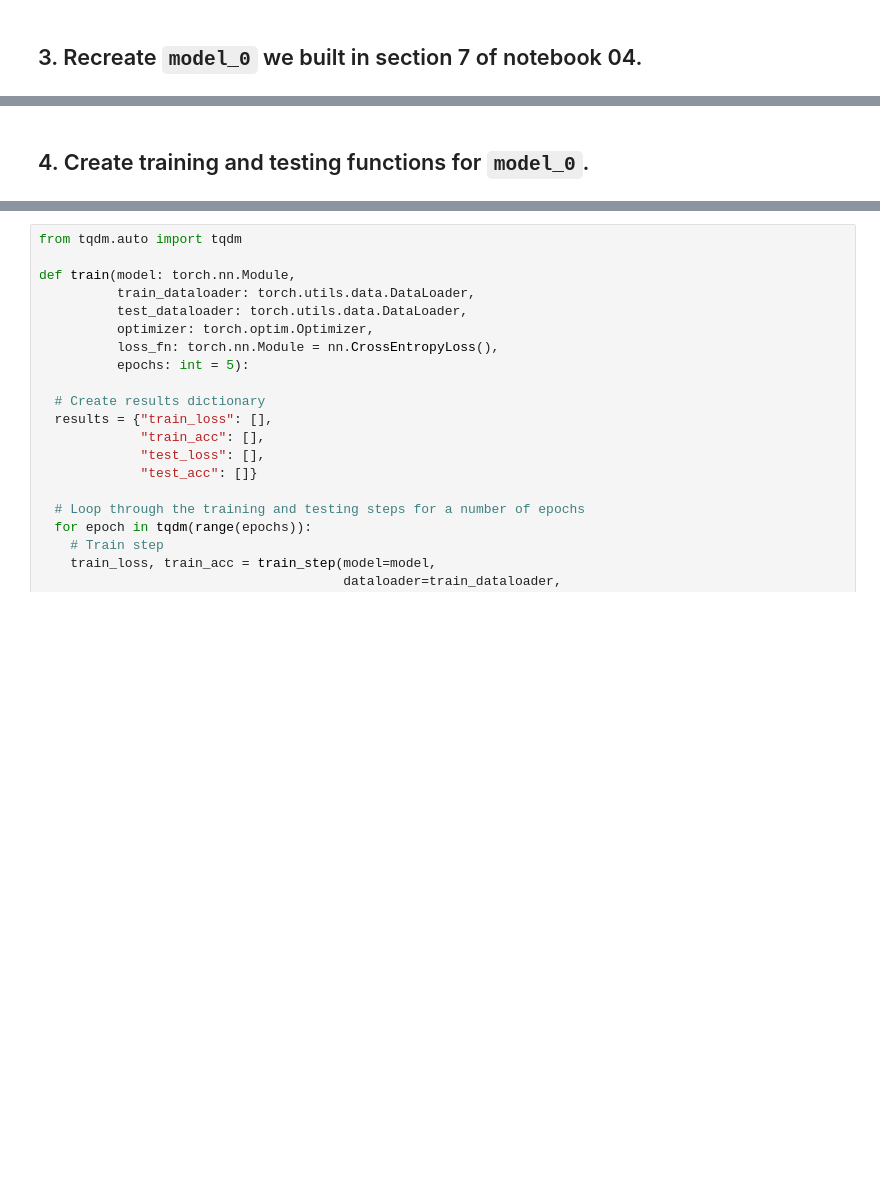
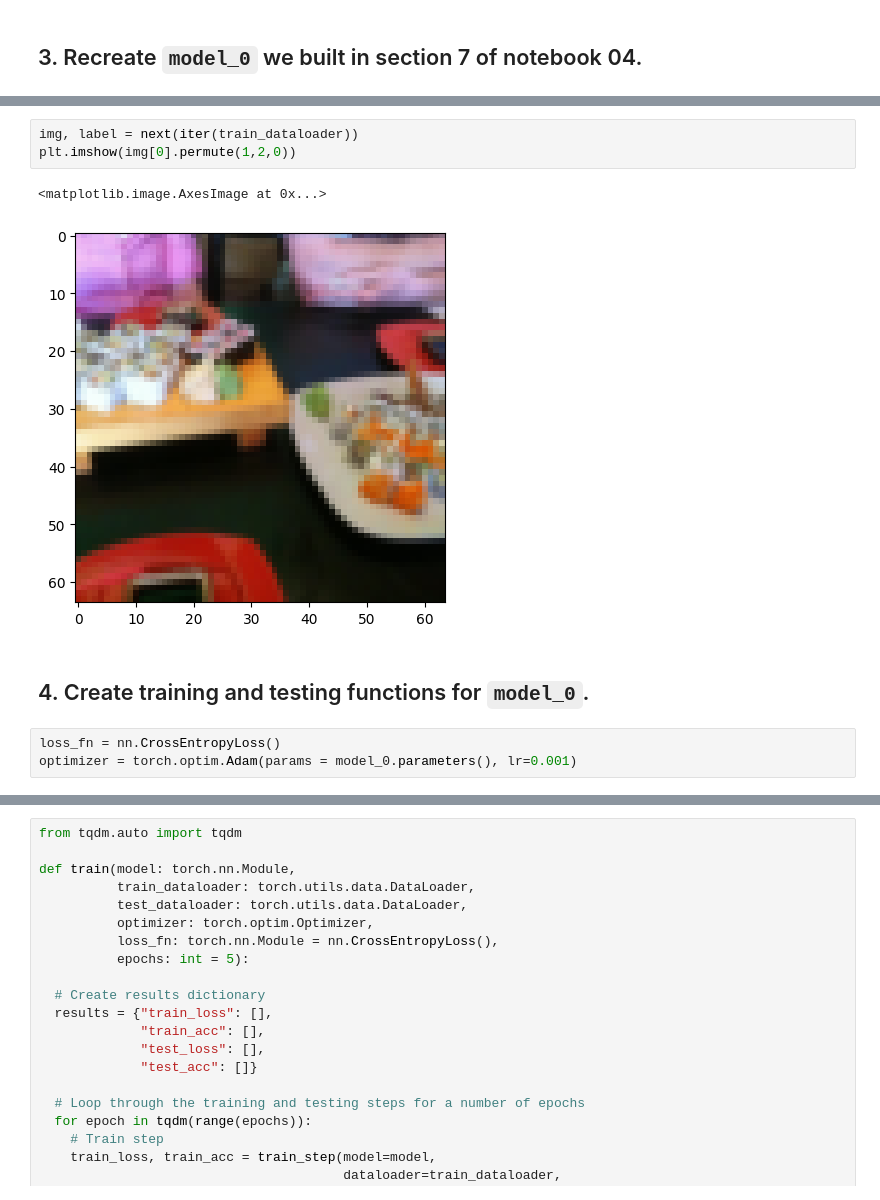
Before and after one commit to lnsayer/udemy_ml_course, a Jupyter notebook: my_04_pytorch_custom_datasets_exercises.ipynb, the cells around one changed output, grey strips where cells are left out. Cells and saved outputs as stored; diff of their text form; blank space fills up the shorter version.

```diff
--- a/my_04_pytorch_custom_datasets_exercises.ipynb
+++ b/my_04_pytorch_custom_datasets_exercises.ipynb
@@ -360,5 +386,14 @@ Estimated Total Size (MB): 0.98
+# %%
+img, label = next(iter(train_dataloader))
+plt.imshow(img[0].permute(1,2,0))
+# %% [output]
+<matplotlib.image.AxesImage at 0x...>
+[figure, added]
 # %% [markdown]
 ## 4. Create training and testing functions for `model_0`.
+# %%
+loss_fn = nn.CrossEntropyLoss()
+optimizer = torch.optim.Adam(params = model_0.parameters(), lr=0.001)
 # %%
 def train_step(model: torch.nn.Module,
                dataloader: torch.utils.data.DataLoader,
```
Also changed, not shown: parts of 14 cells of this notebook.
